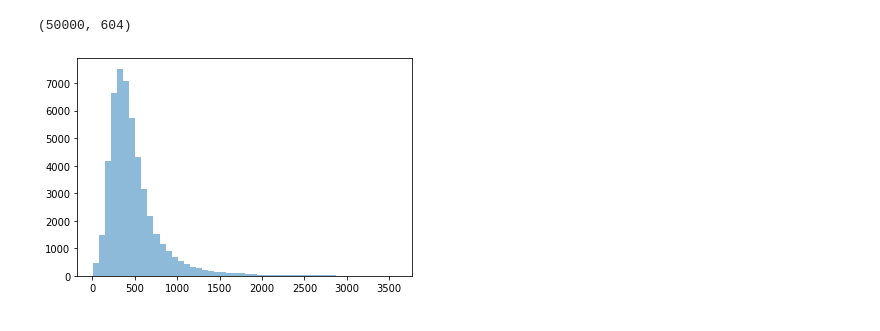
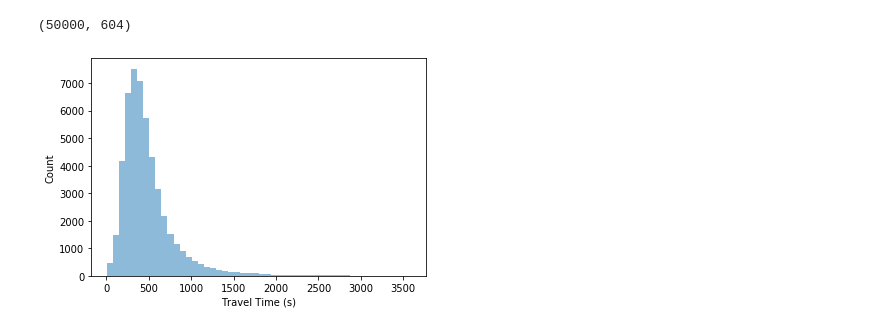
Before and after one commit to akuz91/CodeBlue, a Jupyter notebook: Final_Cleaning.ipynb, the cells around one changed output. Drawn from its saved outputs; the diff is of its cells as text; code cells hidden in the pictures.

Commit message:
added plots

```diff
--- a/Final_Cleaning.ipynb
+++ b/Final_Cleaning.ipynb
@@ -1075,14 +1136,12 @@ data_samp.shape
 # %% [output]
 (50000, 604)
 # %%
-import numpy as np
-import matplotlib.mlab as mlab
-import matplotlib.pyplot as plt
-
 num_bins = 50
 n, bins, patches = plt.hist(data_samp['INCIDENT_TRAVEL_TM_SECONDS_QY'], num_bins, alpha=0.5)
+plt.xlabel("Travel Time (s)")
+plt.ylabel("Count")
 plt.show()
 # %% [output]
-[figure, old version]
+[figure, new version]
 # %%
 #data_wrk.to_csv("EMS_2017_2018_cat_final_onehot.csv", date_format='%Y-%m-%d %H:%M:%S', index=False)
```
Also changed, not shown: parts of 7 cells of this notebook.
